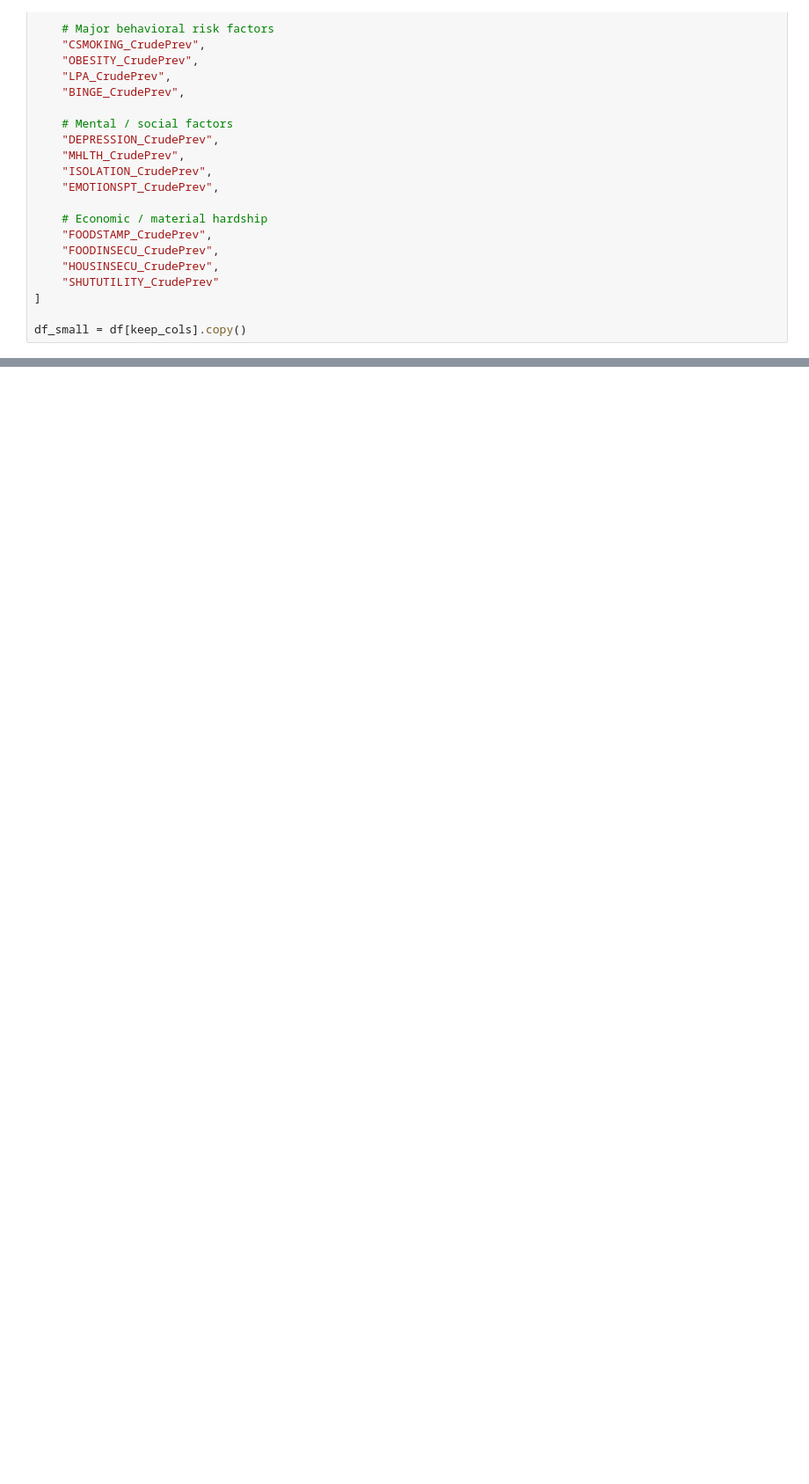
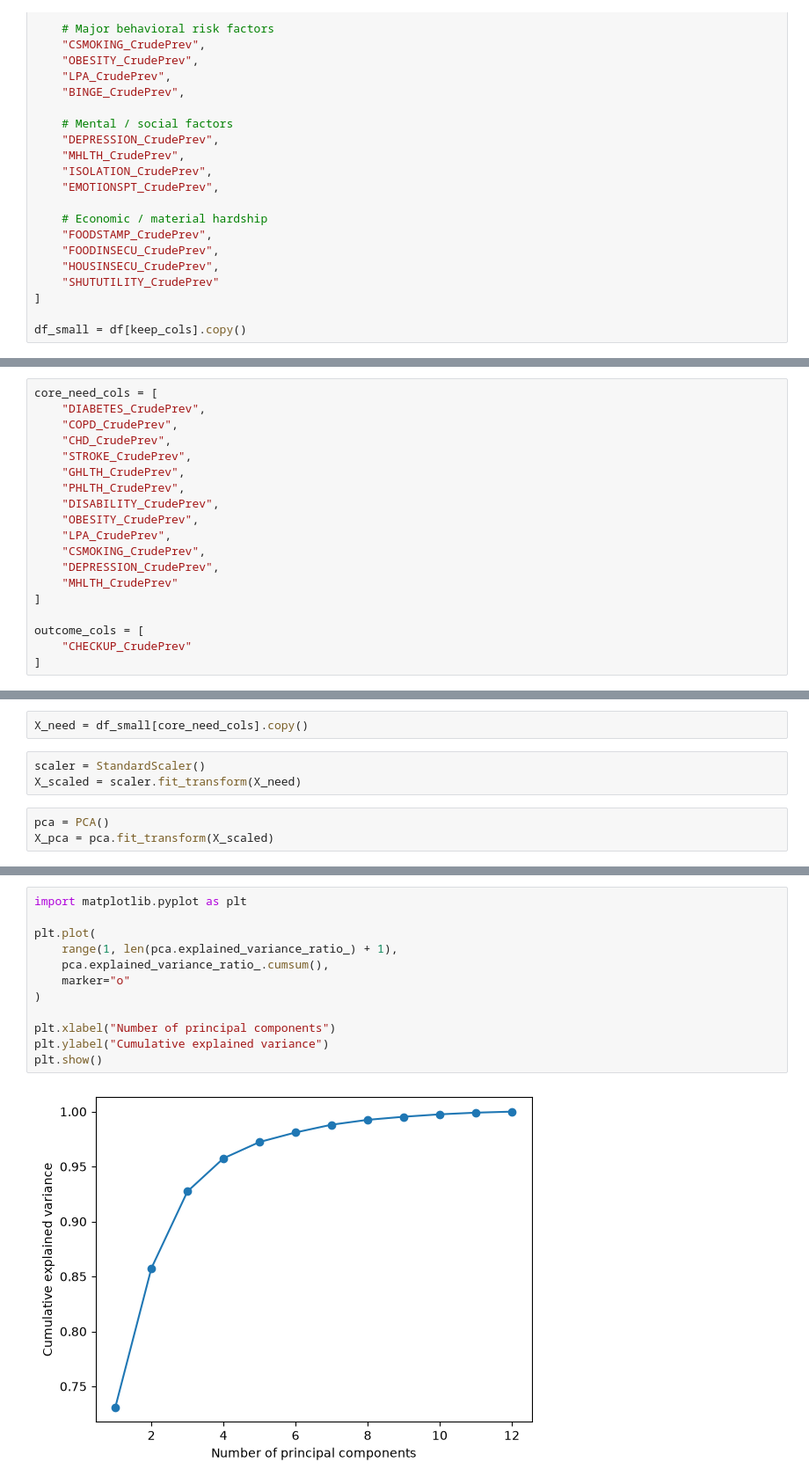
Before and after one commit to jho-code/Portfolio, a Jupyter notebook: projects/healthcare-access/notebooks/01_explore_places.ipynb, the cells around one changed output, grey strips where cells are left out. Shown at 88% size. Drawn from its saved outputs; the diff is of its cells as text; blank space fills up the shorter version.

Commit message:
build healthcare need score with PCA

```diff
--- a/projects/healthcare-access/notebooks/01_explore_places.ipynb
+++ b/projects/healthcare-access/notebooks/01_explore_places.ipynb
@@ -117,0 +211,19 @@ df_small = df[keep_cols].copy()
+# %%
+core_need_cols = [
+    "DIABETES_CrudePrev",
+    "COPD_CrudePrev",
+    "CHD_CrudePrev",
+    "STROKE_CrudePrev",
+    "GHLTH_CrudePrev",
+    "PHLTH_CrudePrev",
+    "DISABILITY_CrudePrev",
+    "OBESITY_CrudePrev",
+    "LPA_CrudePrev",
+    "CSMOKING_CrudePrev",
+    "DEPRESSION_CrudePrev",
+    "MHLTH_CrudePrev"
+]
+
+outcome_cols = [
+    "CHECKUP_CrudePrev"
+]
@@ -117,0 +243,8 @@ df_small = df[keep_cols].copy()
+# %%
+X_need = df_small[core_need_cols].copy()
+# %%
+scaler = StandardScaler()
+X_scaled = scaler.fit_transform(X_need)
+# %%
+pca = PCA()
+X_pca = pca.fit_transform(X_scaled)
@@ -117,0 +263,14 @@ df_small = df[keep_cols].copy()
+# %%
+import matplotlib.pyplot as plt
+
+plt.plot(
+    range(1, len(pca.explained_variance_ratio_) + 1),
+    pca.explained_variance_ratio_.cumsum(),
+    marker="o"
+)
+
+plt.xlabel("Number of principal components")
+plt.ylabel("Cumulative explained variance")
+plt.show()
+# %% [output]
+[figure, added]
```
Also changed, not shown: parts of 19 cells of this notebook.
